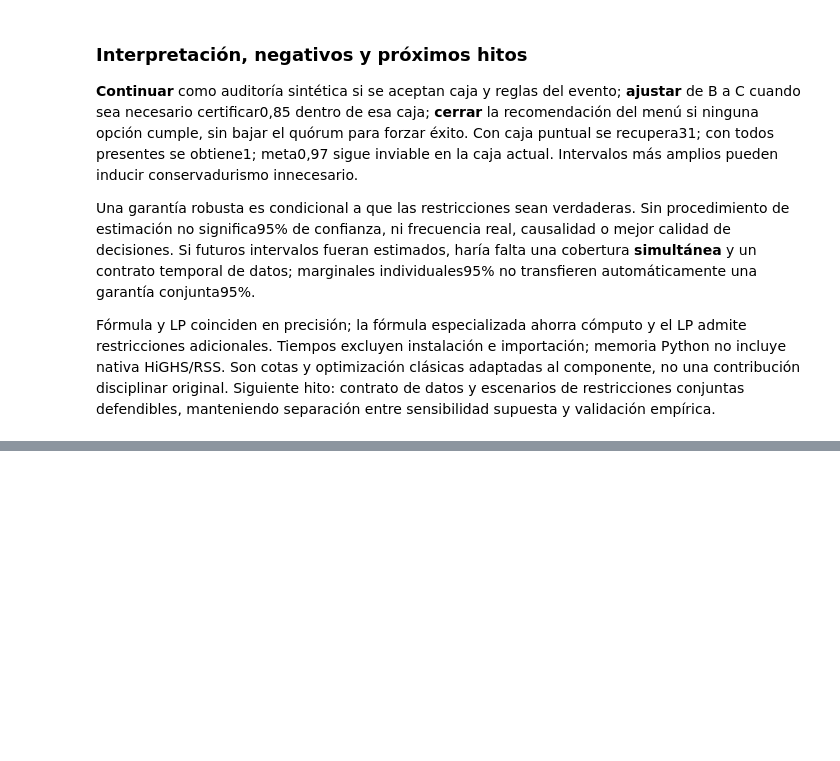
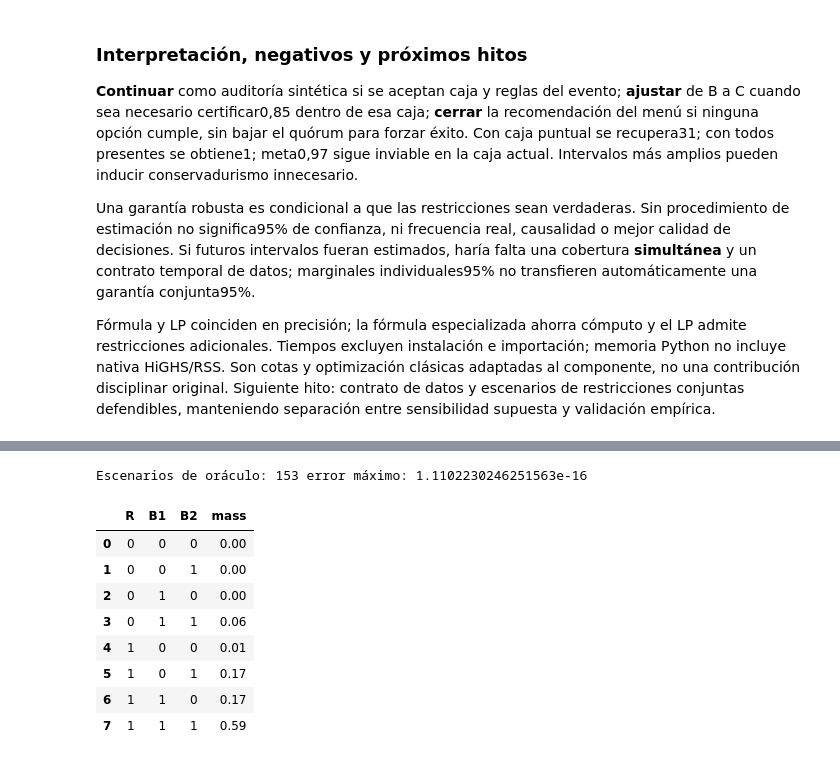
Before and after one commit to Jose85100/Portafolio, a Jupyter notebook: 06-strategy-innovation-and-leadership/21-executive-governance-board-decisions/quorum-common-cause-gate/notebook.ipynb, the cells around one changed output, grey strips where cells are left out. Drawn from its saved outputs; the diff is of its cells as text; code cells hidden in the pictures; blank space fills up the shorter version.

```diff
--- a/06-strategy-innovation-and-leadership/21-executive-governance-board-decisions/quorum-common-cause-gate/notebook.ipynb
+++ b/06-strategy-innovation-and-leadership/21-executive-governance-board-decisions/quorum-common-cause-gate/notebook.ipynb
@@ -386,0 +423,22 @@ Fórmula y LP coinciden en precisión; la fórmula especializada ahorra cómputo
+# %%
+pB=pplans[1]
+pvalue,pmass,pstates=lp_pair(pB,prisk,pshock,pcfg['floors'][pB.name])
+pw=pd.DataFrame(pstates,columns=['R','B1','B2']);pw['mass']=pmass
+display(pw)
+assert abs(pmass.sum()-1)<1e-10
+assert ((pstates[:,1]*pstates[:,2])@pmass)>=pcfg['floors'][pB.name]-1e-10
+assert abs(pvalue-pair_lower(pB,prisk,pshock,pcfg['floors'][pB.name]))<1e-10
+poracle=pd.read_csv('results/pair_oracle.csv')
+assert poracle.error.max()<1e-10
+print('Escenarios de oráculo:',len(poracle),'error máximo:',poracle.error.max())
+# %% [output]
+Escenarios de oráculo: 153 error máximo: 1.1102230246251563e-16
+|  | R | B1 | B2 | mass |
+| 0 | 0 | 0 | 0 | 0.00 |
+| 1 | 0 | 0 | 1 | 0.00 |
+| 2 | 0 | 1 | 0 | 0.00 |
+| 3 | 0 | 1 | 1 | 0.06 |
+| 4 | 1 | 0 | 0 | 0.01 |
+| 5 | 1 | 0 | 1 | 0.17 |
+| 6 | 1 | 1 | 0 | 0.17 |
+| 7 | 1 | 1 | 1 | 0.59 |
```
Also changed, not shown: parts of 12 cells of this notebook, 34 other files.
